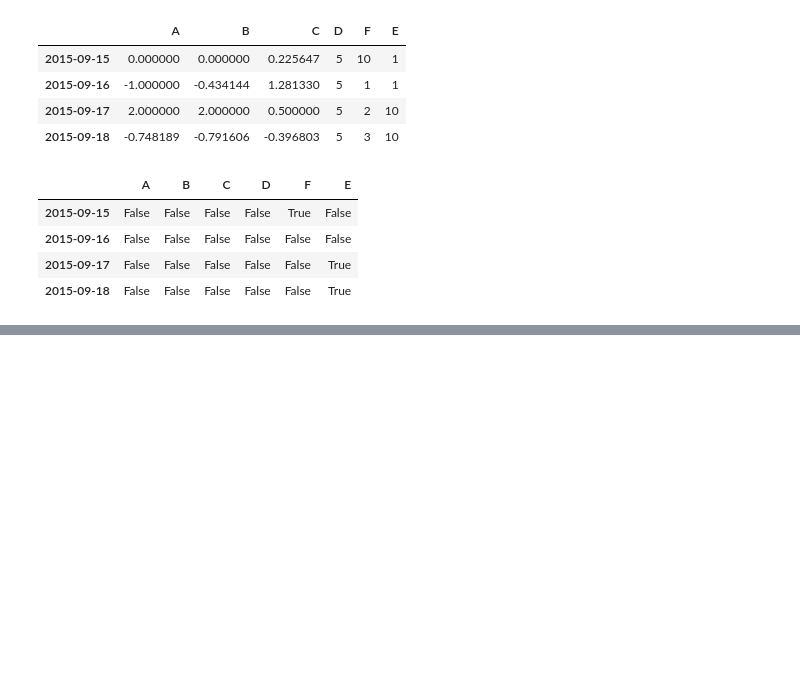
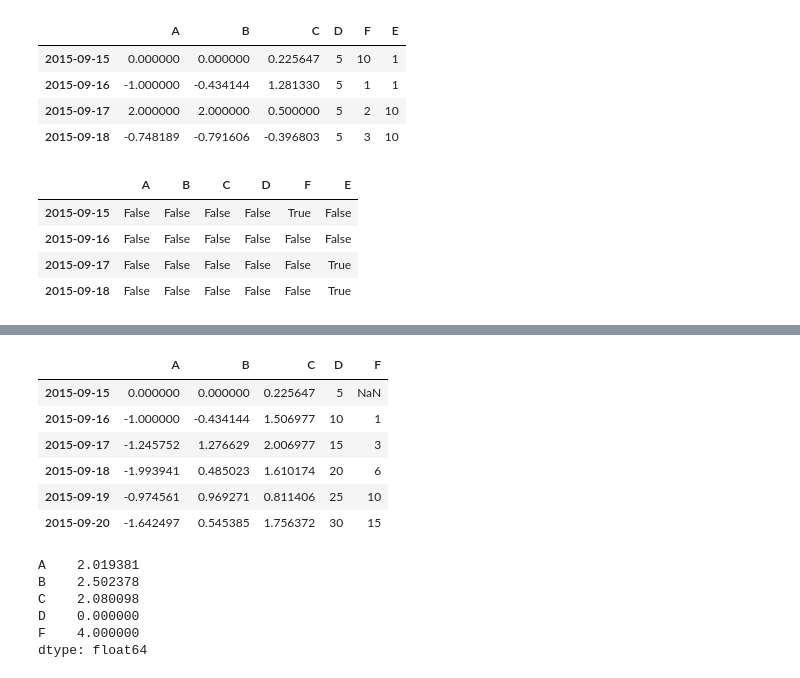
Before and after one commit to SByeol/data_science, a Jupyter notebook: HW1_pandas.ipynb, the cells around one changed output, grey strips where cells are left out. Cells and saved outputs as stored; diff of their text form; code cells hidden in the pictures; blank space fills up the shorter version.

```diff
--- a/HW1_pandas.ipynb
+++ b/HW1_pandas.ipynb
@@ -612,0 +663,19 @@ pd.isnull(df1)
+# %%
+df.apply(np.cumsum)
+# %% [output]
+|  | A | B | C | D | F |
+| 2015-09-15 | 0.000000 | 0.000000 | 0.225647 | 5 | NaN |
+| 2015-09-16 | -1.000000 | -0.434144 | 1.506977 | 10 | 1 |
+| 2015-09-17 | -1.245752 | 1.276629 | 2.006977 | 15 | 3 |
+| 2015-09-18 | -1.993941 | 0.485023 | 1.610174 | 20 | 6 |
+| 2015-09-19 | -0.974561 | 0.969271 | 0.811406 | 25 | 10 |
+| 2015-09-20 | -1.642497 | 0.545385 | 1.756372 | 30 | 15 |
+# %%
+df.apply(lambda x: x.max() - x.min())
+# %% [output]
+A    2.019381
+B    2.502378
+C    2.080098
+D    0.000000
+F    4.000000
+dtype: float64
```
Also changed, not shown: parts of 12 cells of this notebook.
